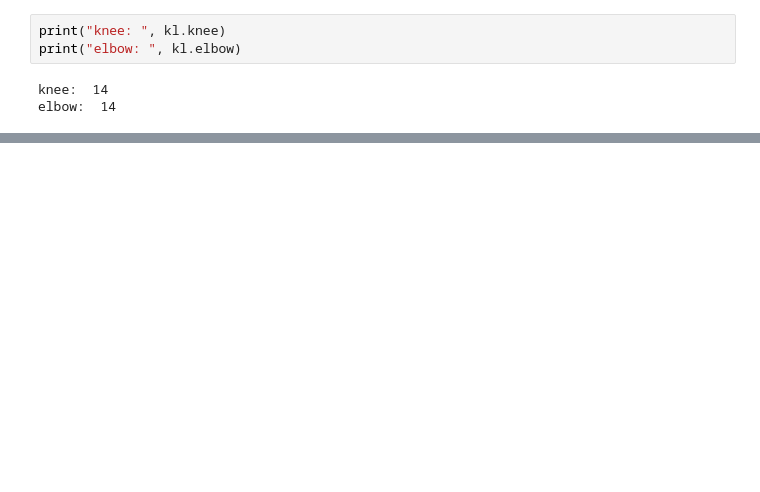
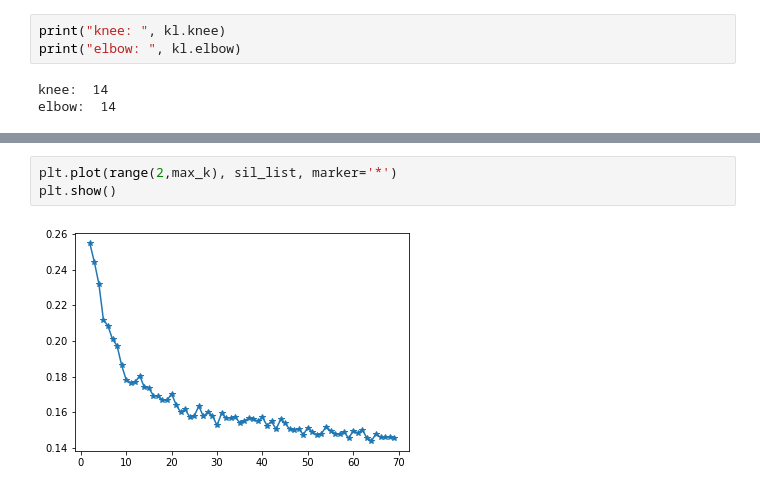
Before and after one commit to michelepapucci/data-mining-project, a Jupyter notebook: data_clustering.ipynb, the cells around one changed output, grey strips where cells are left out. Cells and saved outputs as stored; diff of their text form; blank space fills up the shorter version.

```diff
--- a/data_clustering.ipynb
+++ b/data_clustering.ipynb
@@ -77 +96,6 @@ elbow:  14
+# %%
+plt.plot(range(2,max_k), sil_list, marker='*')
+plt.show()
+# %% [output]
+[figure, added]
 # %%
```
Also changed, not shown: parts of 9 cells of this notebook, 3 other files.
